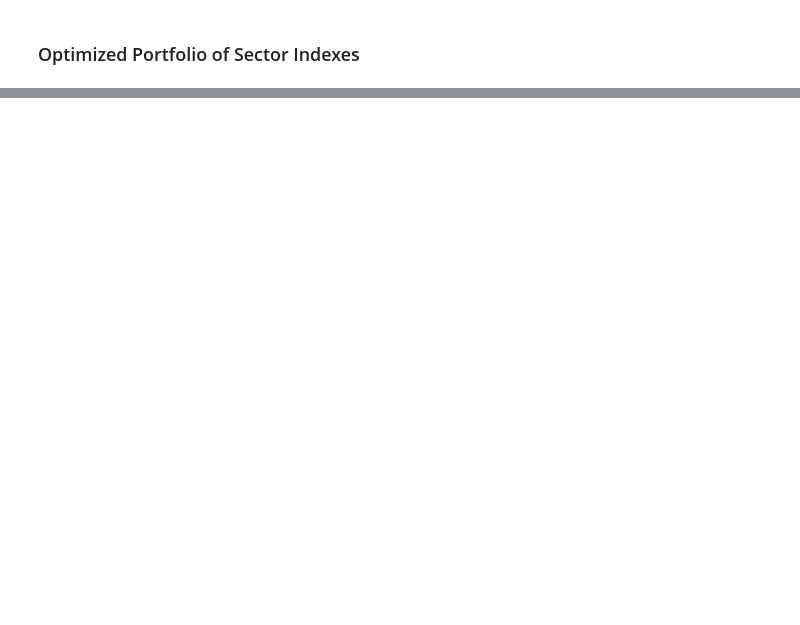
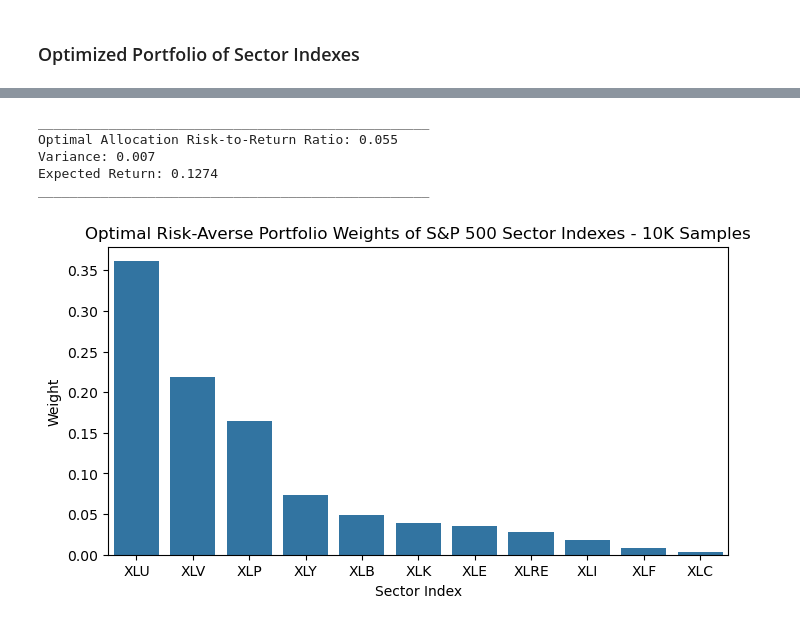
Before and after one commit to taaviherzog/Optimized-Portfolio-of-Sector-Indexes, a Jupyter notebook: Optimized Portfolio of Sector Indexes.ipynb, the cells around one changed output, grey strips where cells are left out. Saved outputs shown, nothing was run; the diff lists cells and outputs as text; code cells hidden in the pictures; blank space fills up the shorter version.

```diff
--- a/Optimized Portfolio of Sector Indexes.ipynb
+++ b/Optimized Portfolio of Sector Indexes.ipynb
@@ -107,0 +181,21 @@ df
+# %%
+# visualize the final weights for 10,000 samples
+print('_' * 50)
+print('Optimal Allocation Risk-to-Return Ratio:', round(optimal_rr_ratio, 4))
+print('Variance:', round(optimal_variance, 4))
+print('Expected Return:', round(optimal_exp_return, 4))
+print('_' * 50)
+df_sorted = df.sort_values(by = 'optimal_weights', ascending = False)
+plt.figure(figsize = (8, 4))
+sns.barplot(data = df_sorted, x = df_sorted.index, y = 'optimal_weights')
+plt.xlabel('Sector Index')
+plt.ylabel('Weight')
+plt.title('Optimal Risk-Averse Portfolio Weights of S&P 500 Sector Indexes - 10K Samples')
+plt.show()
+# %% [output]
+__________________________________________________
+Optimal Allocation Risk-to-Return Ratio: 0.055
+Variance: 0.007
+Expected Return: 0.1274
+__________________________________________________
+[figure, added]
```
Also changed, not shown: parts of 11 cells of this notebook.
